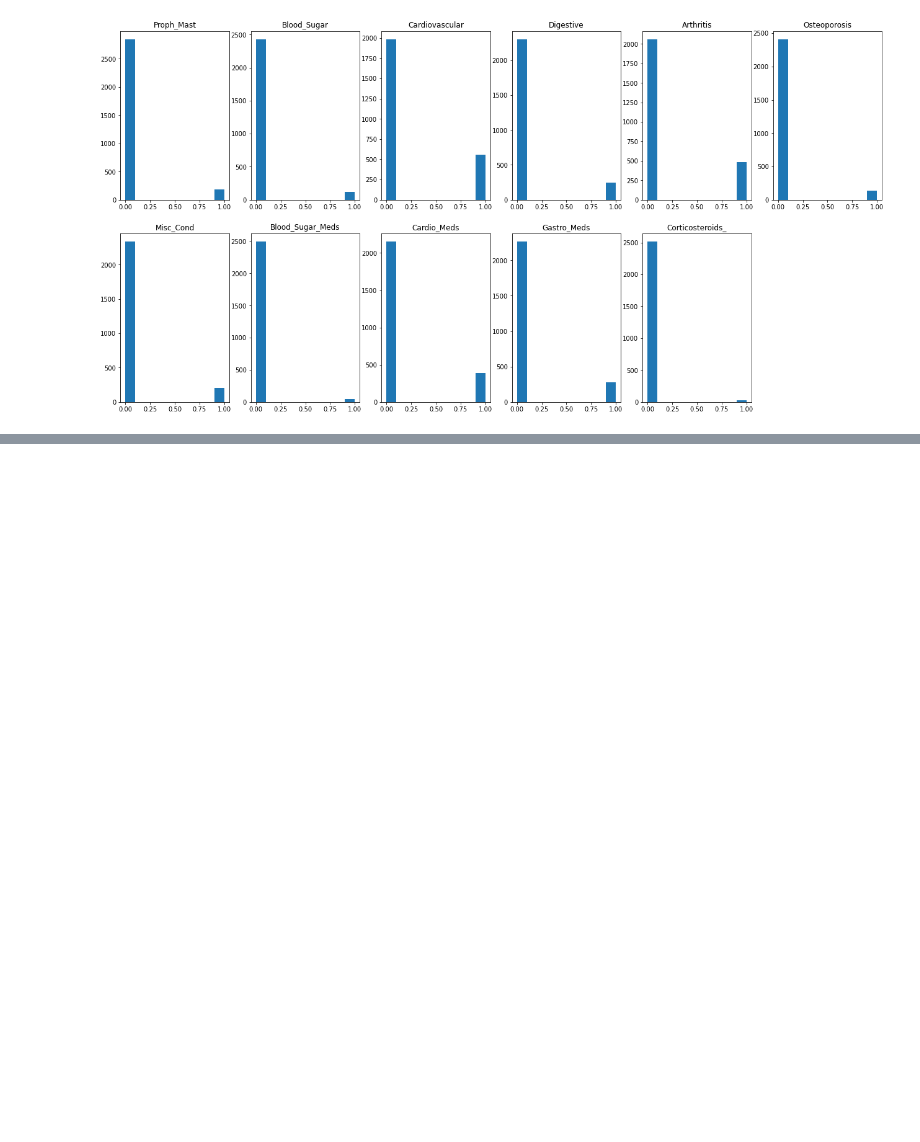
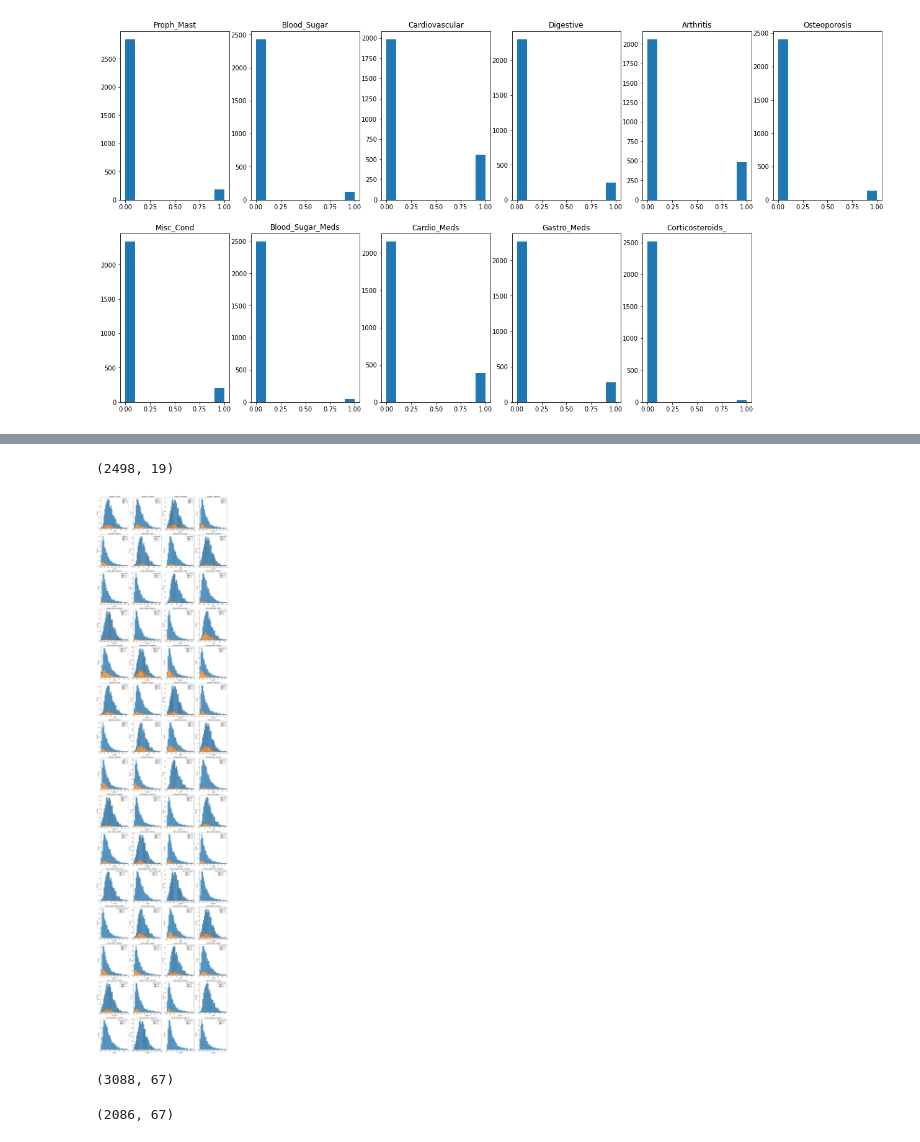
Before and after one commit to pndang/Project_WHEL, a Jupyter notebook: Project_WHEL.ipynb, the cells around one changed output, grey strips where cells are left out. Saved outputs shown, nothing was run; the diff lists cells and outputs as text; code cells hidden in the pictures; blank space fills up the shorter version.

```diff
--- a/Project_WHEL.ipynb
+++ b/Project_WHEL.ipynb
@@ -144,0 +212,6 @@ fd.head(5)
+# %%
+# Merging heath status and blood carotenoids
+
+health_bc = hs.merge(right=bc, how="inner", on="ID")
+health_bc.columns
+health_bc.shape
@@ -144,0 +220,15 @@ fd.head(5)
+# %%
+# Cleaning and preprocessing health_tf (health status and thoughts/feelings merged)
+
+health_bc.dropna(inplace=True)
+drop_idx = health_bc[health_bc['hospital_'] == 6.].index
+health_bc.drop(index=drop_idx, inplace=True)
+health_bc.shape
+
+# for col in hs.columns:
+#   if col != 'ID':
+    # print(col)
+    # print(health_tf[col].unique())
+    # print()
+
+health_bc.head(5)
@@ -144,0 +242,4 @@ fd.head(5)
+# %%
+health_bc.shape
+# %% [output]
+(2498, 19)
@@ -144,0 +256,37 @@ fd.head(5)
+# %%
+index = 1
+plt.figure(figsize=(20, 90)) # sharey=False
+for condition in hs.columns:
+  if condition not in ['ID', 'Exam_Freq']:
+    for col in bc.columns:
+      if col != 'ID':
+        if col == 'lutein':
+          x = 1.1
+        elif col == 'cryptox':
+          x = 0.6
+        elif col == 'alphacar':
+          x = 0.8
+        elif col == 'betacar':
+          x = 3.8
+        else:
+          x = 2
+        plt.subplot(15, 4, index)
+        sns.histplot(health_bc, x=col, hue=condition, multiple='stack', stat='density', common_norm=True);
+        plt.xlim(0, x)
+        plt.title(f"{condition}, {col}")
+        index += 1
+# %% [output]
+[figure, added]
+# %%
+# Merging thoughts/feelings and lifestyle
+
+tfls = tf.merge(right=ls, how="inner", on="ID")
+tfls.columns
+tfls.shape
+# %% [output]
+(3088, 67)
+# %%
+tfls.dropna(inplace=True)
+tfls.shape
+# %% [output]
+(2086, 67)
```
Also changed, not shown: parts of 25 cells of this notebook.
